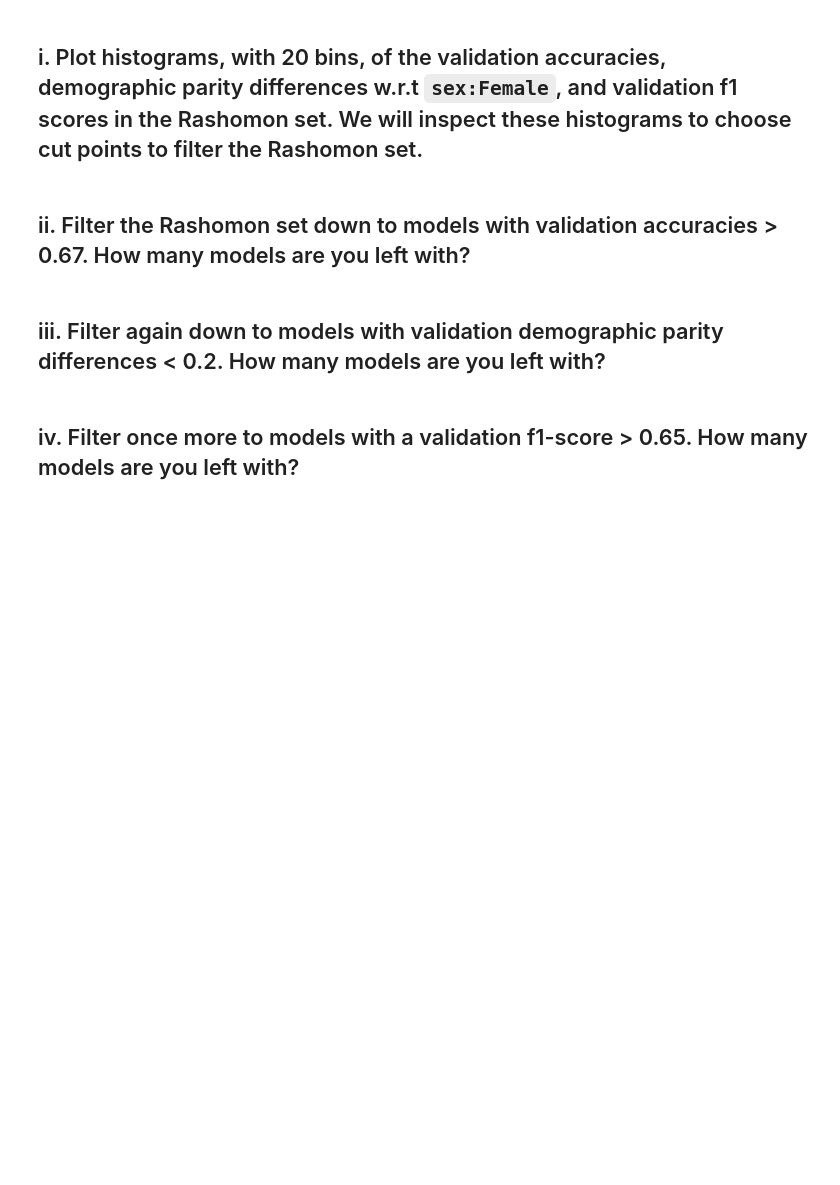
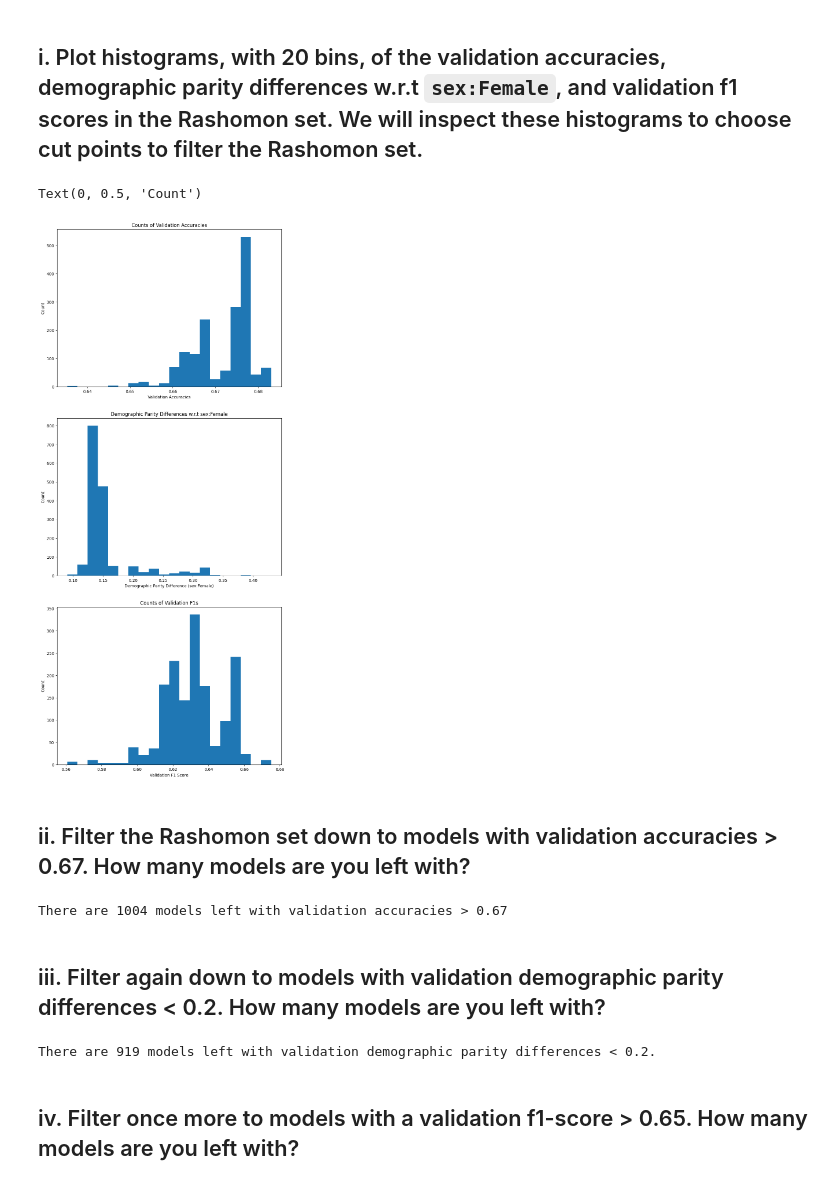
Before and after one commit to maxx06/CS671, a Jupyter notebook: hw1/671HW1,Problem3.ipynb, the cells around one changed output. Saved outputs shown, nothing was run; the diff lists cells and outputs as text; code cells hidden in the pictures; blank space fills up the shorter version.

```diff
--- a/hw1/671HW1,Problem3.ipynb
+++ b/hw1/671HW1,Problem3.ipynb
@@ -291,0 +273,8 @@ Name: recidivate-within-two-years:1, Length: 4834, dtype: int64
+# %%
+female_demographic_parities = []
+
+for m in models:
+    female_demographic_parities.append(demographic_parity_difference(m, X_test, "sex:Female"))
+
+print(f"Minimum 'sex:Female' Demographic Parity Difference: {min(female_demographic_parities)}")
+print(f"Maximum 'sex:Female' Demographic Parity Difference: {max(female_demographic_parities)}")
@@ -295,9 +289,41 @@ Name: recidivate-within-two-years:1, Length: 4834, dtype: int64
 # c) Filtering the Rashomon set
 # %% [markdown]
 ## i. Plot histograms, with 20 bins, of the validation accuracies, demographic parity differences w.r.t `sex:Female`, and validation f1 scores in the Rashomon set. We will inspect these histograms to choose cut points to filter the Rashomon set.
+# %%
+fig, axes = plt.subplots(nrows=3, ncols=1, figsize=(10,24))
+
+axes[0].hist(val_accs, bins=20)
+axes[0].set_title("Counts of Validation Accuracies")
+axes[0].set_xlabel("Validation Accuracies")
+axes[0].set_ylabel("Count")
+
+axes[1].hist(female_demographic_parities, bins=20)
+axes[1].set_title("Demographic Parity Differences w.r.t sex:Female")
+axes[1].set_xlabel("Demographic Parity Difference (sex:Female)")
+axes[1].set_ylabel("Count")
+
+axes[2].hist(f1_scores, bins=20)
+axes[2].set_title("Counts of Validation F1s")
+axes[2].set_xlabel("Validation F1 Score")
+axes[2].set_ylabel("Count")
+# %% [output]
+Text(0, 0.5, 'Count')
+[figure, added]
 # %% [markdown]
 ## ii. Filter the Rashomon set down to models with validation accuracies > 0.67. How many models are you left with?
+# %%
+filter_idxs = [idx for idx in range(len(val_accs)) if val_accs[idx] > 0.67]
+
+print(f"There are {len(filter_idxs)} models left with validation accuracies > 0.67")
+# %% [output]
+There are 1004 models left with validation accuracies > 0.67
 # %% [markdown]
 ## iii. Filter again down to models with validation demographic parity differences < 0.2. How many models are you left with?
+# %%
+filter2_idxs = [idx for idx in filter_idxs if female_demographic_parities[idx] < 0.2]
+
+print(f"There are {len(filter2_idxs)} models left with validation demographic parity differences < 0.2.")
+# %% [output]
+There are 919 models left with validation demographic parity differences < 0.2.
 # %% [markdown]
 ## iv. Filter once more to models with a validation f1-score > 0.65. How many models are you left with?
```
Also changed, not shown: parts of 10 cells of this notebook.
